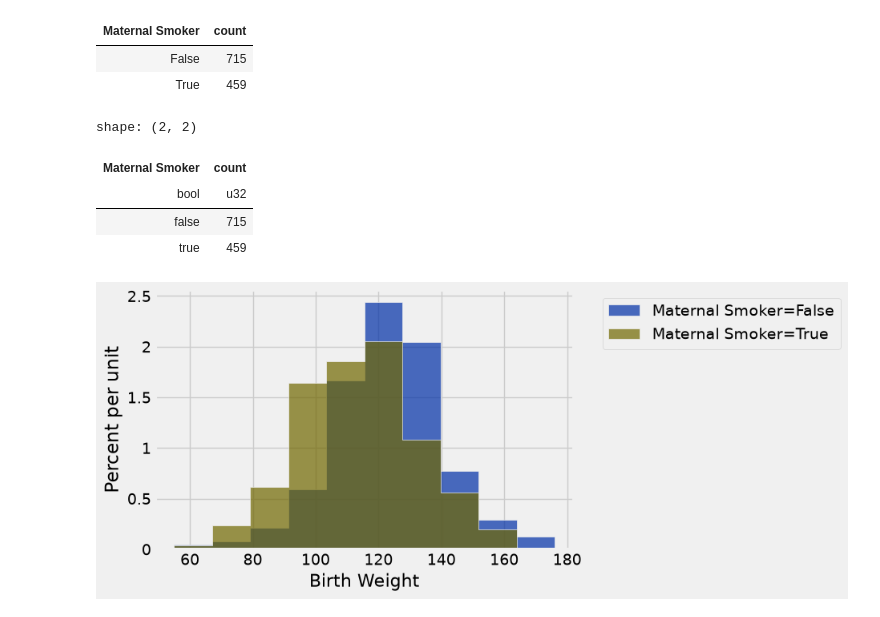
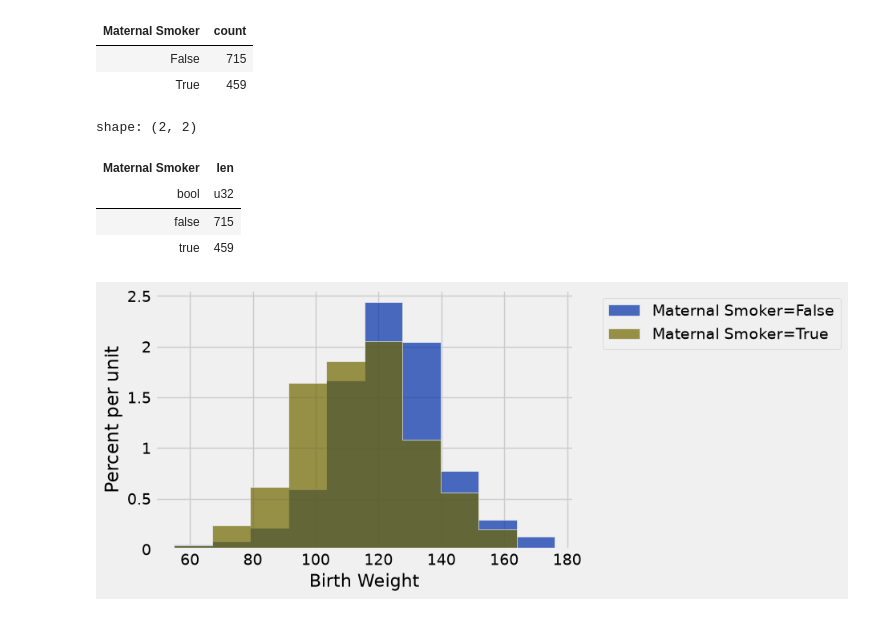
Before and after one commit to dubois-ctds/data8-demo, a Jupyter notebook: lec19/lec19_with_outputs.ipynb, the cells around one changed output. Cells and saved outputs as stored; diff of their text form; code cells hidden in the pictures.

```diff
--- a/lec19/lec19_with_outputs.ipynb
+++ b/lec19/lec19_with_outputs.ipynb
@@ -111,11 +85,11 @@ smoking_and_birthweight.group('Maternal Smoker')
 | False | 715 |
 | True | 459 |
 # %%
-# polars
-smoking_and_birthweight_pl.group_by('Maternal Smoker').len(name='count').sort('Maternal Smoker')
+# polars: Note - The order of rows returned from `.group_by` is non-deterministic. To fix, include `.sort`
+smoking_and_birthweight_pl.group_by('Maternal Smoker').len().sort('Maternal Smoker')
 # %% [output]
 shape: (2, 2)
-| Maternal Smoker | count |
+| Maternal Smoker | len |
 | bool | u32 |
 | false | 715 |
 | true | 459 |
```
Also changed, not shown: parts of 27 cells of this notebook, 1 other file.
